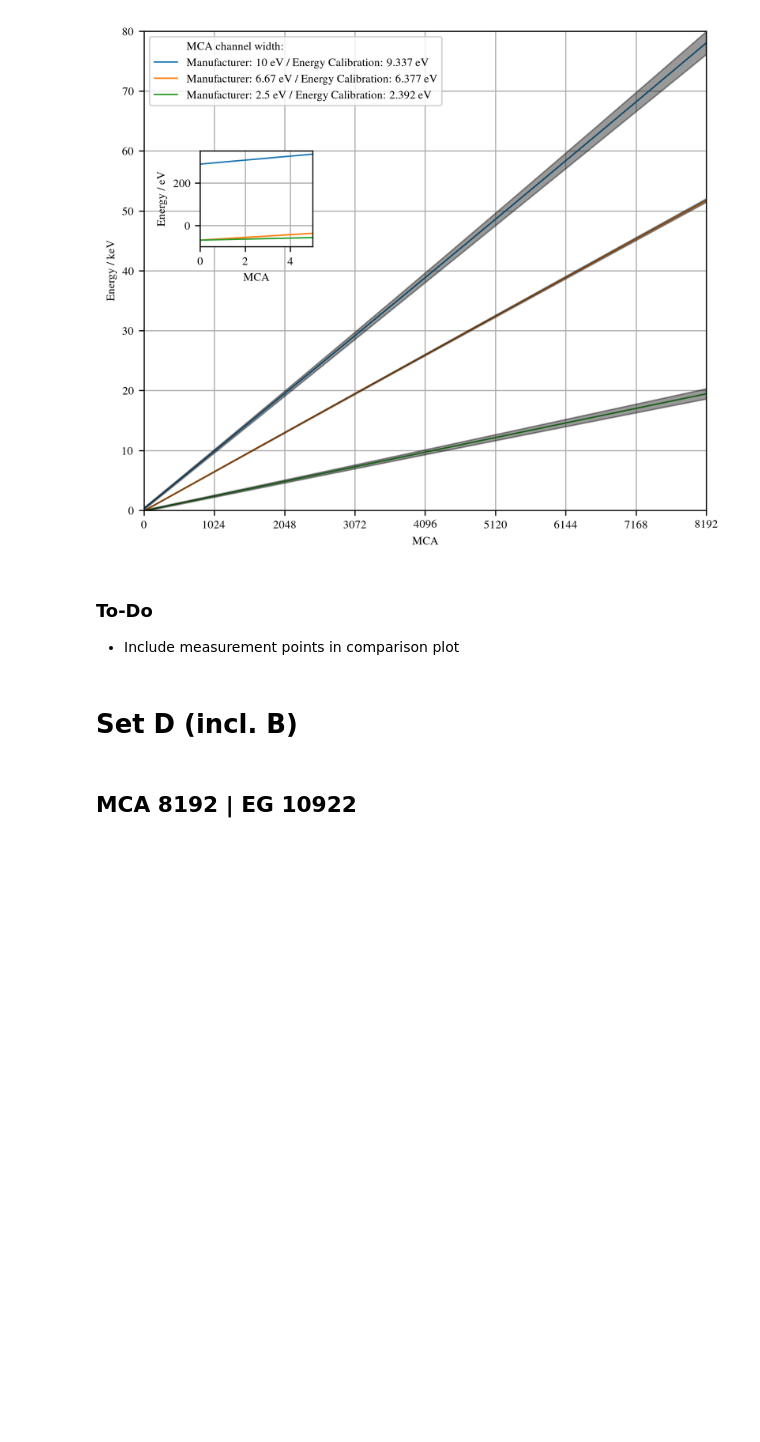
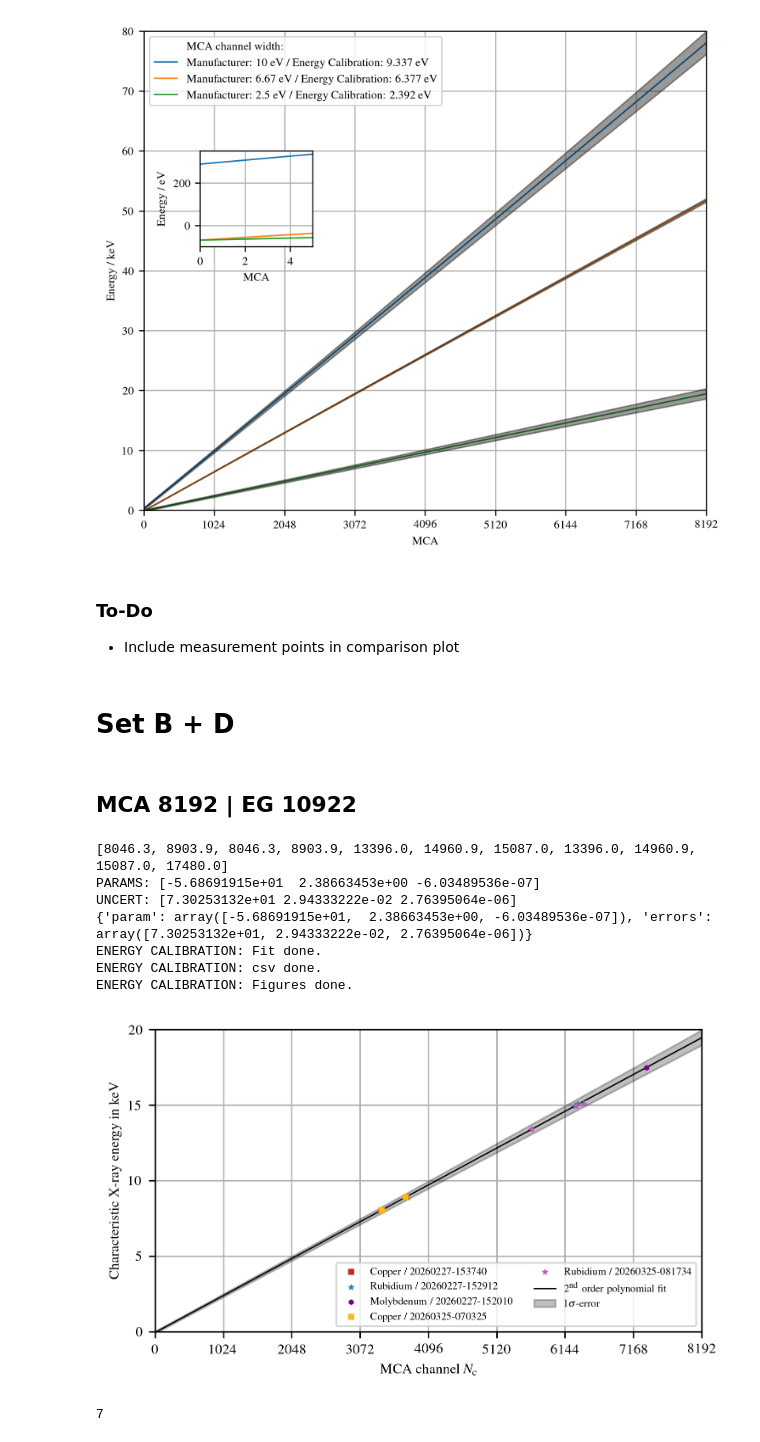
Before and after one commit to SirPhoenix007/IBA-Bonn, a Jupyter notebook: Study_2602_PIXEDetector/PIXE_EnergyCal.ipynb, the cells around one changed output. Cells and saved outputs as stored; diff of their text form; code cells hidden in the pictures; blank space fills up the shorter version.

Commit message:
Energy Calibration Überarbeitet

```diff
--- a/Study_2602_PIXEDetector/PIXE_EnergyCal.ipynb
+++ b/Study_2602_PIXEDetector/PIXE_EnergyCal.ipynb
@@ -601,7 +601,7 @@ EnergyCal_Overview(data=energy_data)
 ### To-Do
 - Include measurement points in comparison plot
 # %% [markdown]
-# Set D (incl. B)
+# Set B + D
 # %% [markdown]
 ## MCA 8192 | EG 10922
 # %%
@@ -612,6 +612,7 @@ def EnergyCal_8192_10922(nameEnergyCal:str, measurementDate:str):
     Cu_lines_B = [8046.3,8903.9] # Ka1,Kb1
     Cu_lines_D = [8046.3,8903.9] # Ka1,Kb1
     Rb_lines_B = [13396.0,14960.9,15087.0] #Ka1 Kb1 Kb2/Kb5???
+    Rb_lines_D = [13396.0,14960.9,15087.0] #Ka1 Kb1 Kb2/Kb5???
     Mo_lines_B = [17480.0]
 
     Cu_MCA_B = [3397.287,3764.867]
@@ -627,13 +628,13 @@ def EnergyCal_8192_10922(nameEnergyCal:str, measurementDate:str):
     Mo_MCA_B_err = [0.363]
 
     lines,peaks,peaks_err = [],[],[]
-    for e in [Cu_lines_B, Cu_lines_D, Rb_lines_B, Mo_lines_B]:
+    for e in [Cu_lines_B, Cu_lines_D, Rb_lines_B, Rb_lines_D, Mo_lines_B]:
         for i in e:
             lines.append(i)
-    for e in [Cu_MCA_B_err, Cu_MCA_D_err, Rb_MCA_B_err, Mo_MCA_B_err]:
+    for e in [Cu_MCA_B_err, Cu_MCA_D_err, Rb_MCA_B_err, Rb_MCA_D_err, Mo_MCA_B_err]:
         for i in e:
             peaks_err.append(i)
-    for e in [Cu_MCA_B, Cu_MCA_D, Rb_MCA_B, Mo_MCA_B]:
+    for e in [Cu_MCA_B, Cu_MCA_D, Rb_MCA_B, Rb_MCA_D, Mo_MCA_B]:
         for i in e:
             peaks.append(i)
     print(lines)
@@ -651,9 +652,12 @@ def EnergyCal_8192_10922(nameEnergyCal:str, measurementDate:str):
     print('ENERGY CALIBRATION: csv done.')
 
     fig, ax = plt.subplots(figsize=(5,3), dpi=DPI)
-    ax.scatter(Cu_MCA, Cu_lines, s=10, color=color_schemes['c_rainbow'][1], zorder=3, label=f'Copper / 20260227-153740')
-    ax.scatter(Rb_MCA, Rb_lines, s=10, color=color_schemes['c_rainbow'][6], zorder=3, label=f'Rubidium / 20260227-152912')
-    ax.scatter(Mo_MCA, Mo_lines, s=10, color=color_schemes['c_rainbow'][7], zorder=3, label=f'Molybdenum / 20260227-152010')
+    ax.scatter(Cu_MCA_B, Cu_lines_B, s=10, marker='s', lw=0.1, color=color_schemes['c_rainbow'][1], zorder=3, label=f'Copper / 20260227-153740')
+    ax.scatter(Rb_MCA_B, Rb_lines_B, s=10, marker='*', lw=0.5, color=color_schemes['c_rainbow'][6], zorder=3, label=f'Rubidium / 20260227-152912')
+    ax.scatter(Mo_MCA_B, Mo_lines_B, s=10, marker='h', lw=0.1, color=color_schemes['c_rainbow'][7], zorder=3, label=f'Molybdenum / 20260227-152010')
+    ax.scatter(Cu_MCA_D, Cu_lines_D, s=10, marker='s', lw=0.1, color=color_schemes['c_five'][0], zorder=3, label=f'Copper / 20260325-070325')
+    ax.scatter(Rb_MCA_D, Rb_lines_D, s=10, marker='*', lw=0.5, color=color_schemes['c_five'][4], zorder=3, label=f'Rubidium / 20260325-081734')
+    # ax.scatter(Mo_MCA_D, Mo_lines_D, s=10, marker='s', lw=0.1, color=color_schemes['c_rainbow'][7], zorder=3, label=f'Molybdenum / 20260227-152010')
 
     xlin = np.linspace(0,8192,8192)
     ax.plot(xlin, energy_func(beta_export[0],xlin), color='black', lw=0.75, label=r'$2^{\mathrm{nd}}$ order polynomial fit', zorder=2)
@@ -678,3 +682,17 @@ def EnergyCal_8192_10922(nameEnergyCal:str, measurementDate:str):
 
     plt.show()
     return 7
+# %%
+nameEnergyCal = 'MCA_8192-EG_10922'
+measurementDate = 'Set_B_D'
+EnergyCal_8192_10922(nameEnergyCal=nameEnergyCal, measurementDate=measurementDate)
+# %% [output]
+[8046.3, 8903.9, 8046.3, 8903.9, 13396.0, 14960.9, 15087.0, 13396.0, 14960.9, 15087.0, 17480.0]
+PARAMS: [-5.68691915e+01  2.38663453e+00 -6.03489536e-07]
+UNCERT: [7.30253132e+01 2.94333222e-02 2.76395064e-06]
+{'param': array([-5.68691915e+01,  2.38663453e+00, -6.03489536e-07]), 'errors': array([7.30253132e+01, 2.94333222e-02, 2.76395064e-06])}
+ENERGY CALIBRATION: Fit done.
+ENERGY CALIBRATION: csv done.
+ENERGY CALIBRATION: Figures done.
+[figure, added]
+7
```
Also changed, not shown: parts of 1 cell of this notebook, 13 other files.
